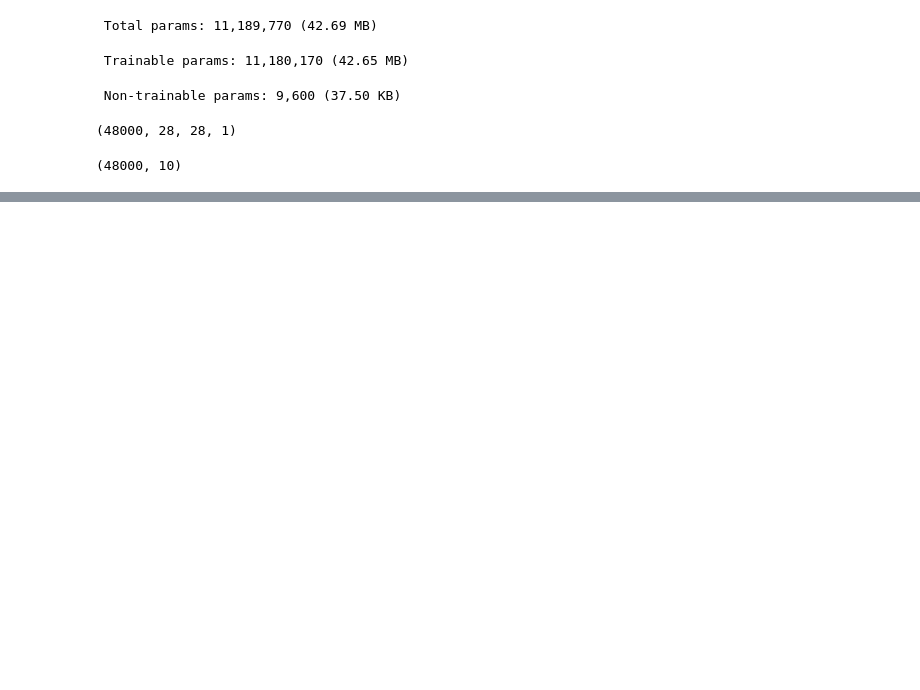
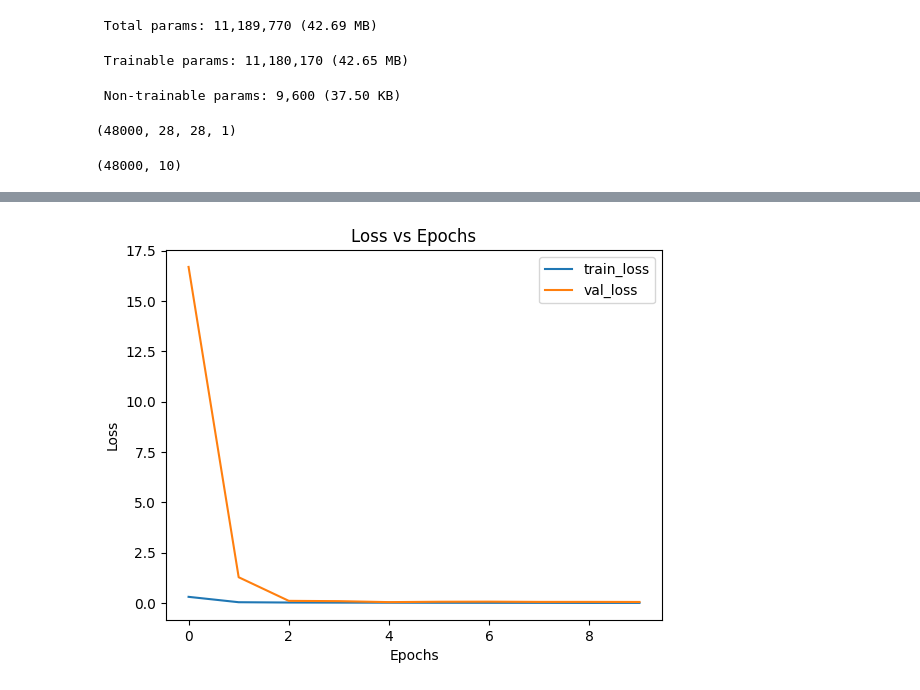
Before and after one commit to EFCK/Few-Shot-Learning, a Jupyter notebook: efe.ipynb, the cells around one changed output, grey strips where cells are left out. Drawn from its saved outputs; the diff is of its cells as text; code cells hidden in the pictures; blank space fills up the shorter version.

```diff
--- a/efe.ipynb
+++ b/efe.ipynb
@@ -184,6 +80,7 @@ Model: "res_net18_9"
  Non-trainable params: 9,600 (37.50 KB)
 # %%
 x_train = x_train.reshape(-1, 28, 28, 1)
+x_val = x_val.reshape(-1, 28, 28, 1)
 x_train.shape
 # %% [output]
 (48000, 28, 28, 1)
@@ -192,6 +89,6 @@ y_train_encoded.shape
 # %% [output]
 (48000, 10)
 # %%
-history = resnet_18.fit(x_train, y_train_encoded, batch_size=32,epochs=10)
+history = resnet_18.fit(x_train, y_train_encoded, batch_size=1024,epochs=10, validation_data=(x_val, y_val_encoded), callbacks=[earlystop])
 # %% [output]
 Epoch 1/10
@@ -199,0 +114,11 @@ KeyboardInterrupt:
+# %%
+# plot the training history
+plt.plot(history.history["loss"], label="train_loss")
+plt.plot(history.history["val_loss"], label="val_loss")
+plt.title("Loss vs Epochs")
+plt.xlabel("Epochs")
+plt.ylabel("Loss")
+plt.legend()
+plt.show()
+# %% [output]
+[figure, added]
```
Also changed, not shown: parts of 6 cells of this notebook.
